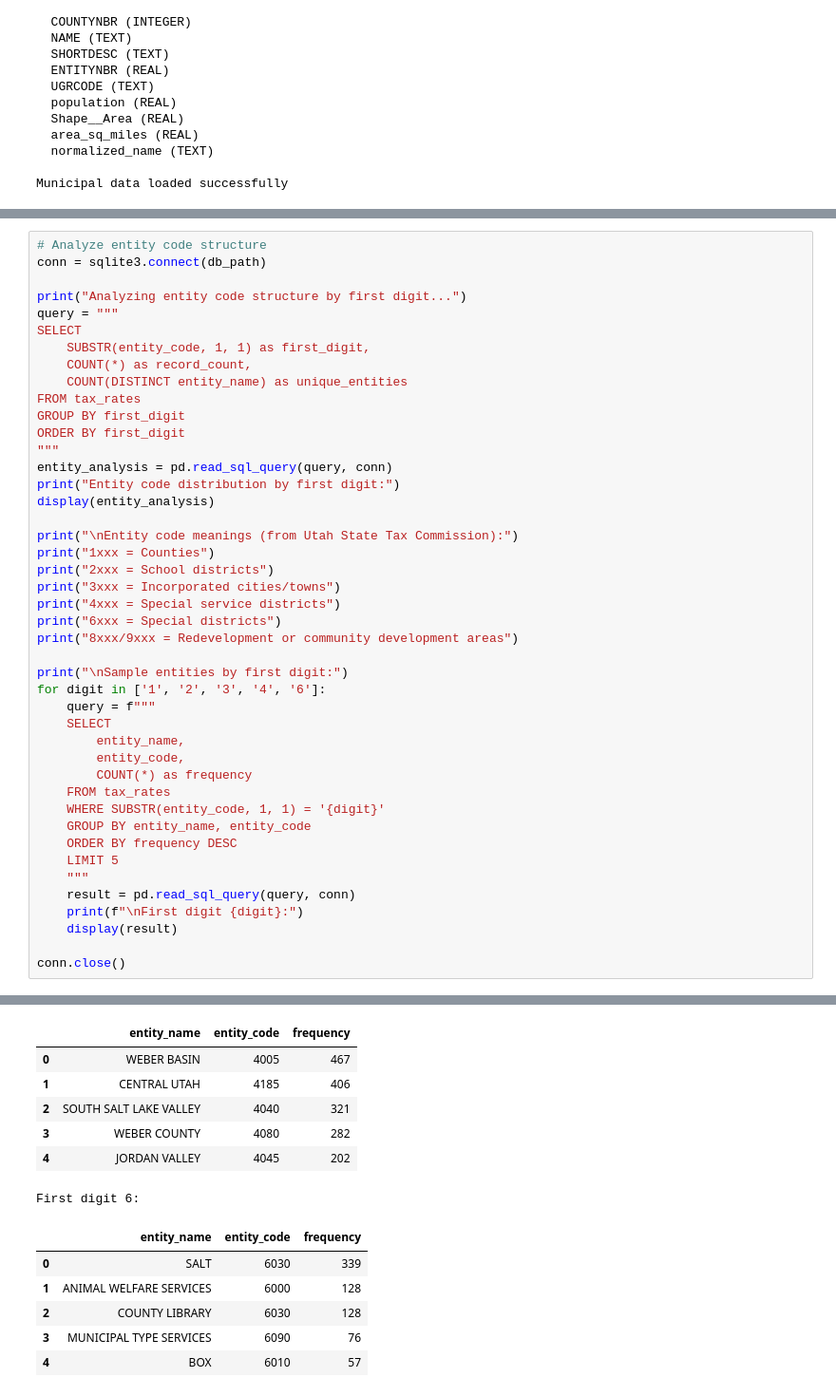
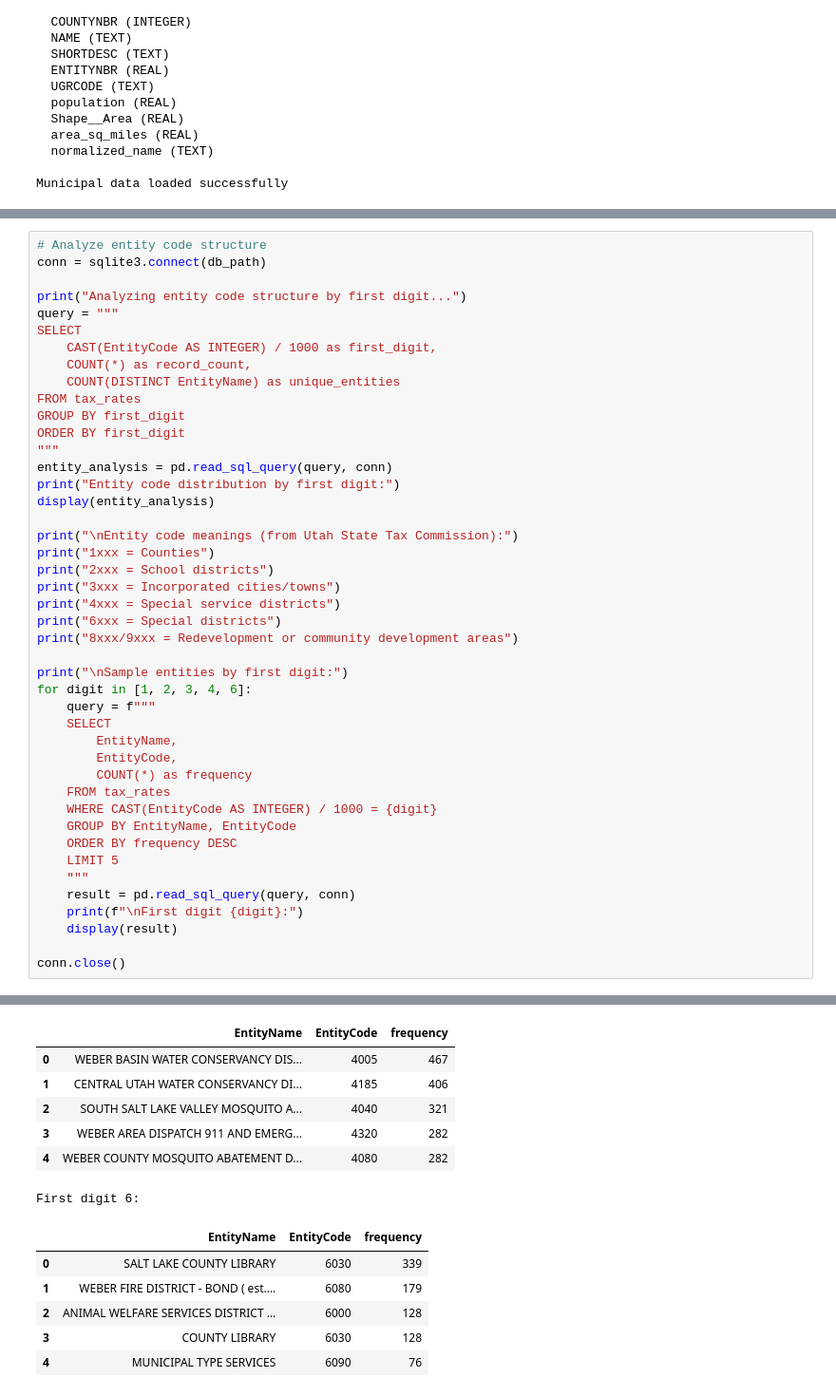
Before and after one commit to kraig-droid/localish-utah-propertytax-analysis, a Jupyter notebook: property_tax_comparisons.ipynb, the cells around one changed output, grey strips where cells are left out. Shown at 95% size. Saved outputs shown, nothing was run; the diff lists cells and outputs as text.

```diff
--- a/property_tax_comparisons.ipynb
+++ b/property_tax_comparisons.ipynb
@@ -604,9 +344,9 @@ conn = sqlite3.connect(db_path)
 print("Analyzing entity code structure by first digit...")
 query = """
 SELECT
-    SUBSTR(entity_code, 1, 1) as first_digit,
+    CAST(EntityCode AS INTEGER) / 1000 as first_digit,
     COUNT(*) as record_count,
-    COUNT(DISTINCT entity_name) as unique_entities
+    COUNT(DISTINCT EntityName) as unique_entities
 FROM tax_rates
 GROUP BY first_digit
 ORDER BY first_digit
@@ -624,15 +364,15 @@ print("6xxx = Special districts")
 print("8xxx/9xxx = Redevelopment or community development areas")
 
 print("\nSample entities by first digit:")
-for digit in ['1', '2', '3', '4', '6']:
+for digit in [1, 2, 3, 4, 6]:
     query = f"""
     SELECT
-        entity_name,
-        entity_code,
+        EntityName,
+        EntityCode,
         COUNT(*) as frequency
     FROM tax_rates
-    WHERE SUBSTR(entity_code, 1, 1) = '{digit}'
-    GROUP BY entity_name, entity_code
+    WHERE CAST(EntityCode AS INTEGER) / 1000 = {digit}
+    GROUP BY EntityName, EntityCode
     ORDER BY frequency DESC
     LIMIT 5
     """
@@ -680,19 +420,19 @@ First digit 3:
 | 0 | SANDY CITY | 3080 | 56 |
 | 1 | SALT LAKE CITY | 3070 | 40 |
 | 2 | SALT LAKE LIBRARY | 3071 | 40 |
 | 3 | WEST VALLEY CITY | 3120 | 36 |
 | 4 | WEST JORDAN CITY | 3110 | 33 |
 First digit 4:
-|  | entity_name | entity_code | frequency |
-| 0 | WEBER BASIN | 4005 | 467 |
-| 1 | CENTRAL UTAH | 4185 | 406 |
-| 2 | SOUTH SALT LAKE VALLEY | 4040 | 321 |
-| 3 | WEBER COUNTY | 4080 | 282 |
-| 4 | JORDAN VALLEY | 4045 | 202 |
+|  | EntityName | EntityCode | frequency |
+| 0 | WEBER BASIN WATER CONSERVANCY DIS... | 4005 | 467 |
+| 1 | CENTRAL UTAH WATER CONSERVANCY DI... | 4185 | 406 |
+| 2 | SOUTH SALT LAKE VALLEY MOSQUITO A... | 4040 | 321 |
+| 3 | WEBER AREA DISPATCH 911 AND EMERG... | 4320 | 282 |
+| 4 | WEBER COUNTY MOSQUITO ABATEMENT D... | 4080 | 282 |
 First digit 6:
-|  | entity_name | entity_code | frequency |
-| 0 | SALT | 6030 | 339 |
-| 1 | ANIMAL WELFARE SERVICES | 6000 | 128 |
-| 2 | COUNTY LIBRARY | 6030 | 128 |
-| 3 | MUNICIPAL TYPE SERVICES | 6090 | 76 |
-| 4 | BOX | 6010 | 57 |
+|  | EntityName | EntityCode | frequency |
+| 0 | SALT LAKE COUNTY LIBRARY | 6030 | 339 |
+| 1 | WEBER FIRE DISTRICT - BOND ( est.... | 6080 | 179 |
+| 2 | ANIMAL WELFARE SERVICES DISTRICT ... | 6000 | 128 |
+| 3 | COUNTY LIBRARY | 6030 | 128 |
+| 4 | MUNICIPAL TYPE SERVICES | 6090 | 76 |
```
Also changed, not shown: parts of 15 cells of this notebook, 1 other file.
